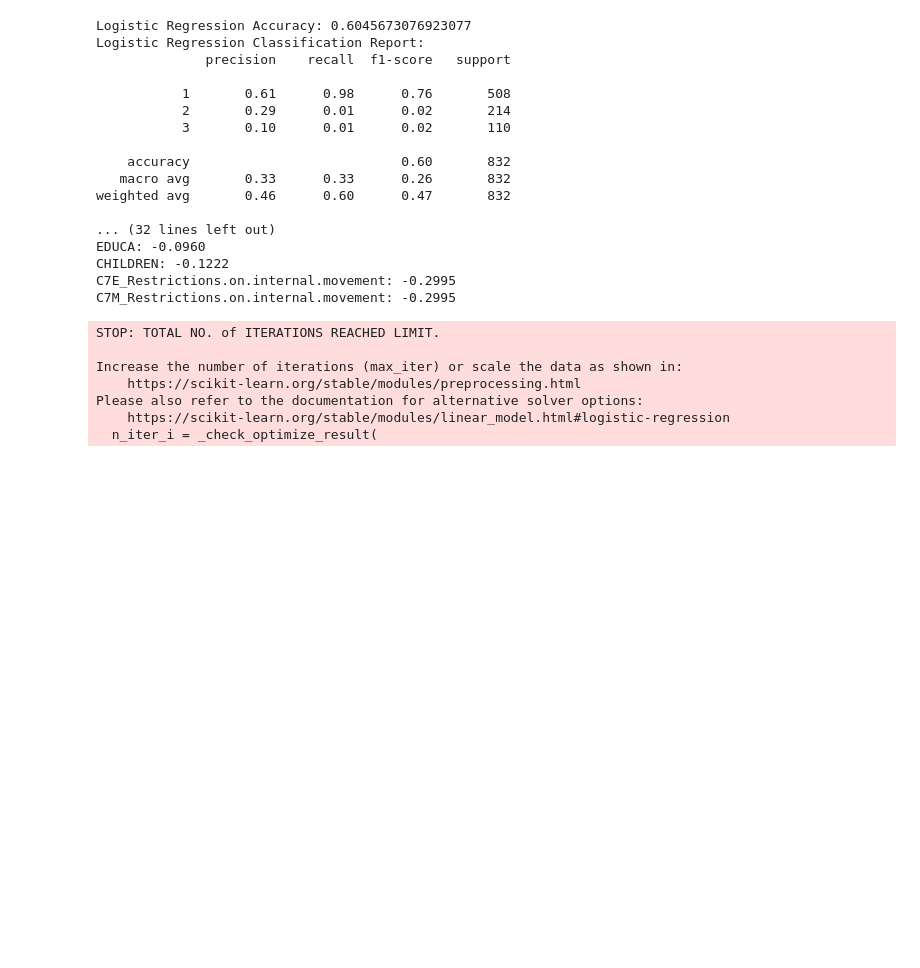
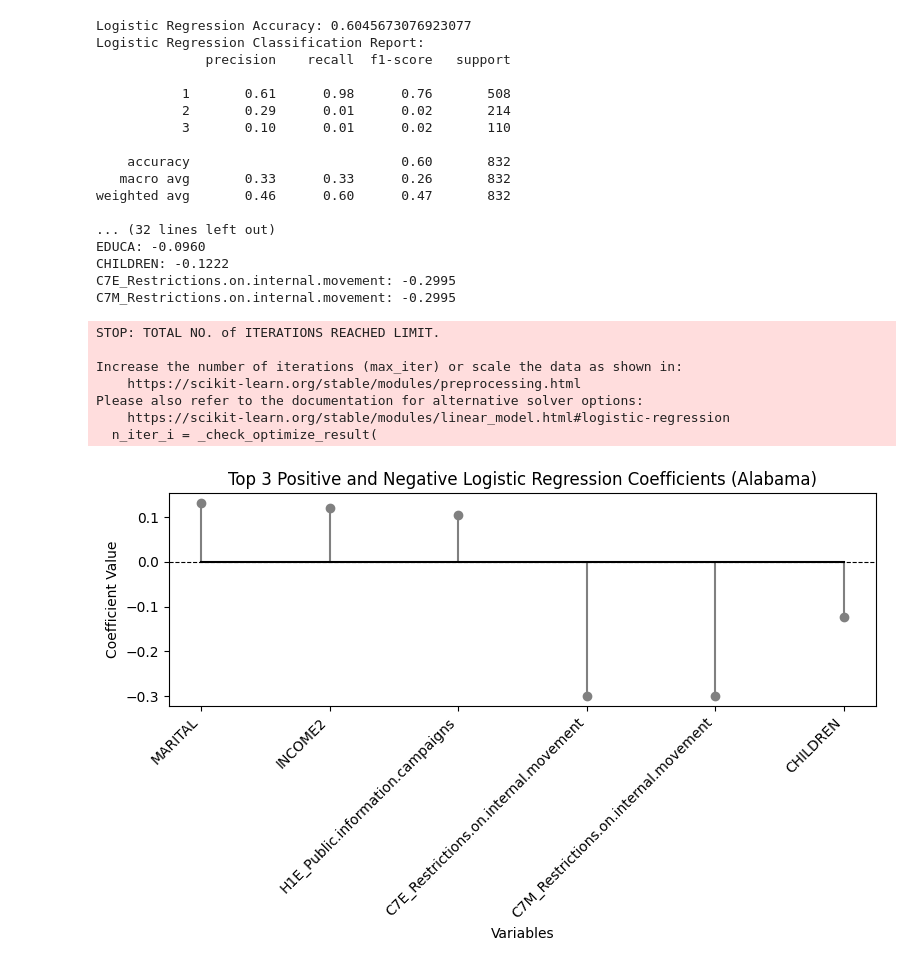
Before and after one commit to jiaxuncao/CS526-Team-8, a Jupyter notebook: alabama.ipynb, the cells around one changed output. Saved outputs shown, nothing was run; the diff lists cells and outputs as text; code cells hidden in the pictures; blank space fills up the shorter version.

```diff
--- a/alabama.ipynb
+++ b/alabama.ipynb
@@ -148,3 +149,25 @@ Increase the number of iterations (max_iter) or scale the data as shown in:
 Please also refer to the documentation for alternative solver options:
     https://scikit-learn.org/stable/modules/linear_model.html#logistic-regression
   n_iter_i = _check_optimize_result(
+# %%
+# Sort coefficients into positive and negative influences
+sorted_positive = sorted([item for item in coef_dict.items() if item[1] > 0], key=lambda x: x[1], reverse=True)[:3]
+sorted_negative = sorted([item for item in coef_dict.items() if item[1] < 0], key=lambda x: x[1])[:3]
+
+# Combine the top 3 positive and top 3 negative influences
+top_influences = sorted_positive + sorted_negative
+variables, coef_values = zip(*top_influences)
+
+# Create a lollipop chart
+plt.figure(figsize=(8, 5))
+plt.stem(range(len(variables)), coef_values, linefmt='grey', markerfmt='o', basefmt='black')
+plt.axhline(0, color='black', linewidth=0.8, linestyle='--')
+plt.xticks(range(len(variables)), variables, rotation=45, ha='right')
+plt.title('Top 3 Positive and Negative Logistic Regression Coefficients (Alabama)')
+plt.xlabel('Variables')
+plt.ylabel('Coefficient Value')
+plt.tight_layout()
+plt.savefig("lollipop_chart_top3_alabama.png")
+plt.show()
+# %% [output]
+[figure, added]
```
Also changed, not shown: parts of 1 cell of this notebook.
